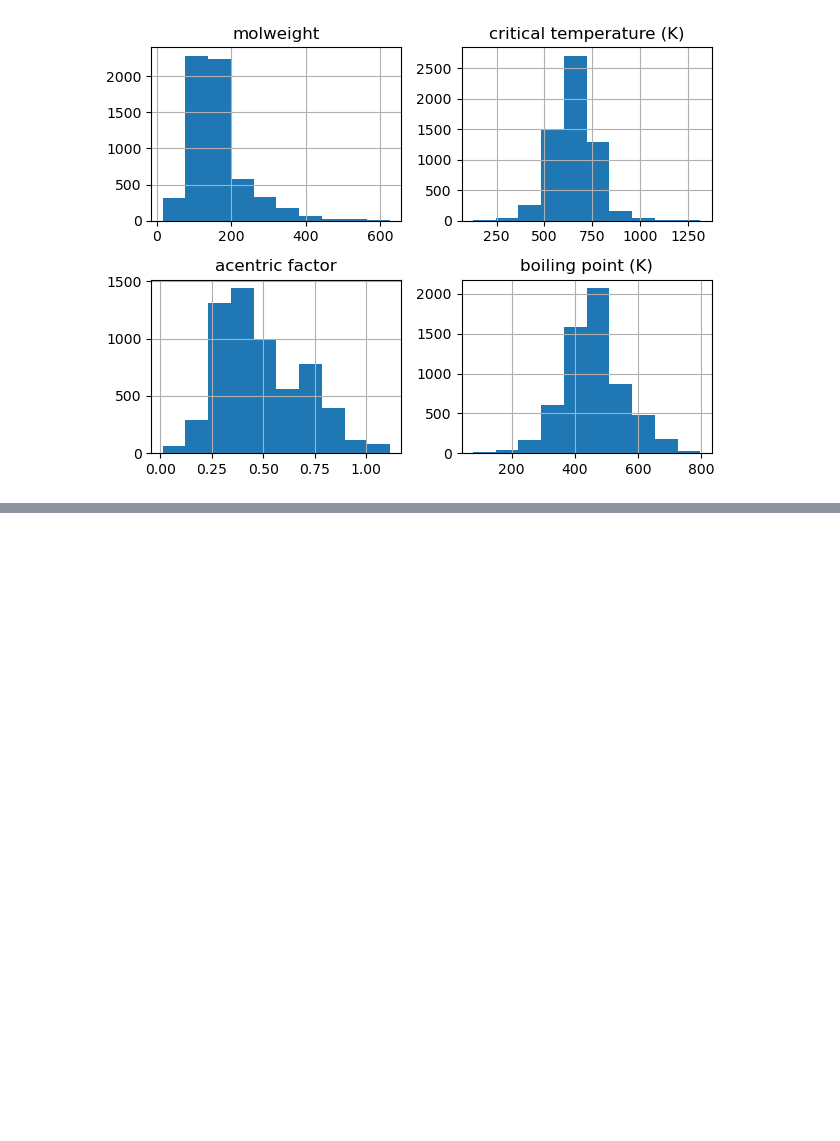
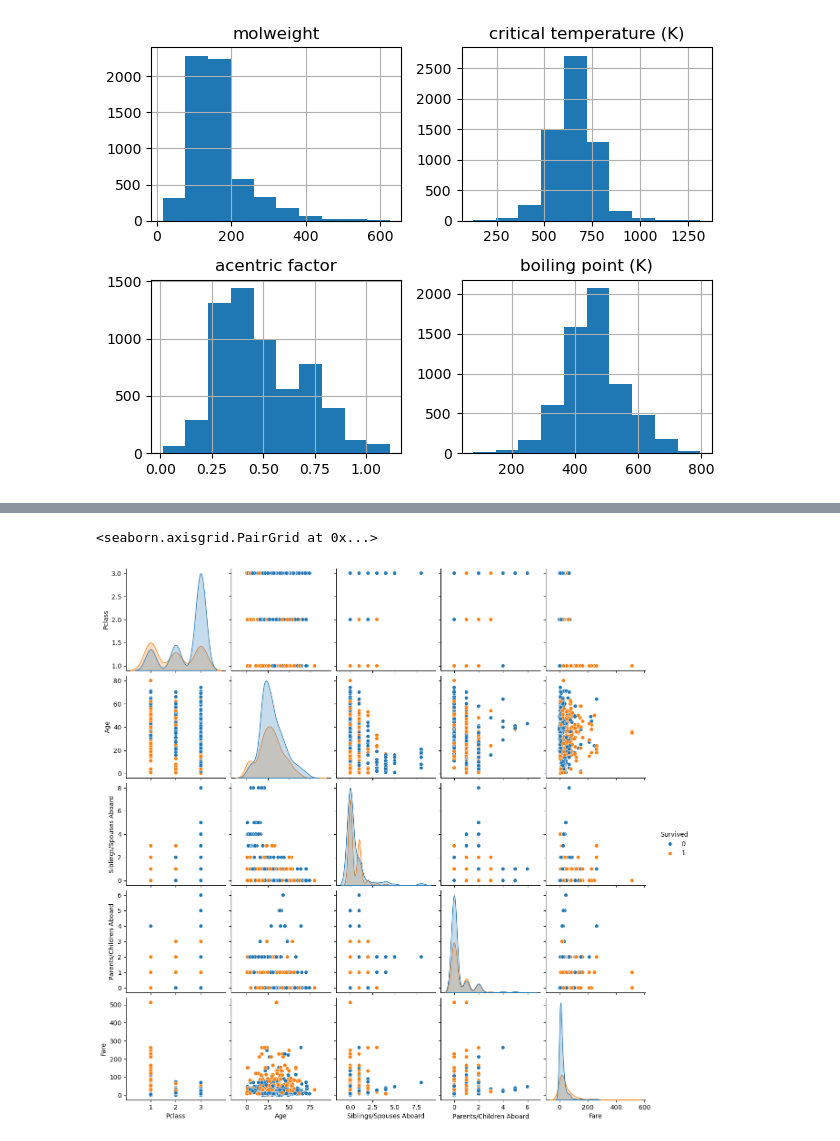
Before and after one commit to jbiffl/ENCH670FigureAssignment, a Jupyter notebook: ENCH470FigureProject.ipynb, the cells around one changed output, grey strips where cells are left out. Saved outputs shown, nothing was run; the diff lists cells and outputs as text; code cells hidden in the pictures; blank space fills up the shorter version.

```diff
--- a/ENCH470FigureProject.ipynb
+++ b/ENCH470FigureProject.ipynb
@@ -99,0 +296,5 @@ px.bar_polar(Titanic, r='Survived', theta='Name', color='Fare', color_continuous
+# %%
+sns.pairplot(data=Titanic, hue='Survived')
+# %% [output]
+<seaborn.axisgrid.PairGrid at 0x...>
+[figure, added]
```
Also changed, not shown: parts of 11 cells of this notebook.
